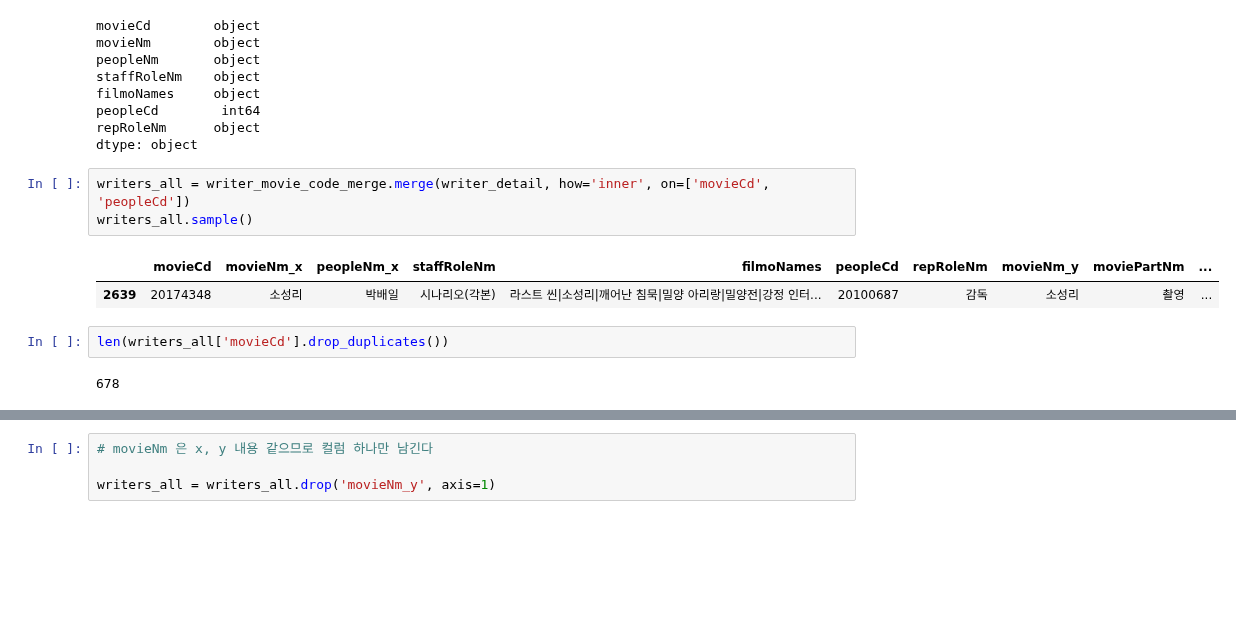
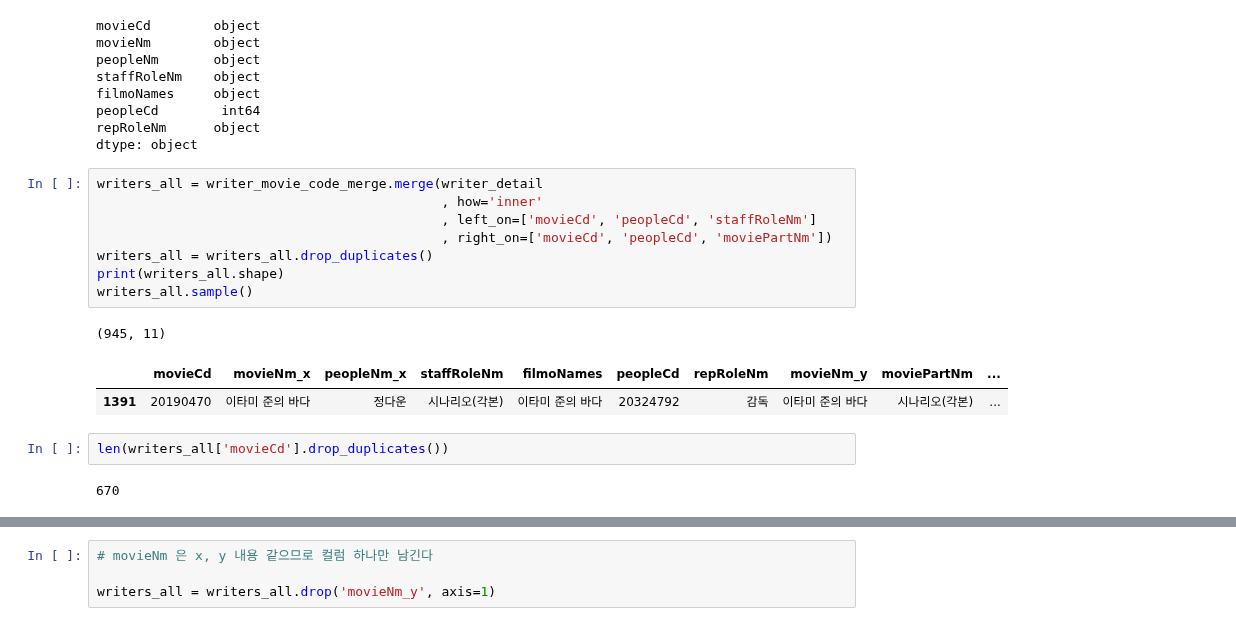
Before and after one commit to kim4pb/Female-led-Korean-Films, a Jupyter notebook: 02.EDA/Writer_EDA.ipynb, the cells around one changed output, grey strips where cells are left out. Saved outputs shown, nothing was run; the diff lists cells and outputs as text; blank space fills up the shorter version.

Commit message:
2019-11-12 작가 정보 boxoffice 테이블에 merge

```diff
--- a/02.EDA/Writer_EDA.ipynb
+++ b/02.EDA/Writer_EDA.ipynb
@@ -152,15 +152,21 @@ peopleCd        int64
 repRoleNm      object
 dtype: object
 # %%
-writers_all = writer_movie_code_merge.merge(writer_detail, how='inner', on=['movieCd', 'peopleCd'])
+writers_all = writer_movie_code_merge.merge(writer_detail
+                                            , how='inner'
+                                            , left_on=['movieCd', 'peopleCd', 'staffRoleNm']
+                                            , right_on=['movieCd', 'peopleCd', 'moviePartNm'])
+writers_all = writers_all.drop_duplicates()
+print(writers_all.shape)
 writers_all.sample()
 # %% [output]
+(945, 11)
 |  | movieCd | movieNm_x | peopleNm_x | staffRoleNm | filmoNames | peopleCd | repRoleNm | movieNm_y | moviePartNm | ... |
-| 2639 | 20174348 | 소성리 | 박배일 | 시나리오(각본) | 라스트 씬|소성리|깨어난 침묵|밀양 아리랑|밀양전|강정 인터... | 20100687 | 감독 | 소성리 | 촬영 | ... |
+| 1391 | 20190470 | 이타미 준의 바다 | 정다운 | 시나리오(각본) | 이타미 준의 바다 | 20324792 | 감독 | 이타미 준의 바다 | 시나리오(각본) | ... |
 # %%
 len(writers_all['movieCd'].drop_duplicates())
 # %% [output]
-678
+670
 # %%
 # 다른 값 있는지 확인
 # peopleNm 은 다른 값 있음, 활동명과 다른 이름인 것 같음, 일단 두개 다 남김
```
Also changed, not shown: parts of 22 cells of this notebook, 1 other file.
